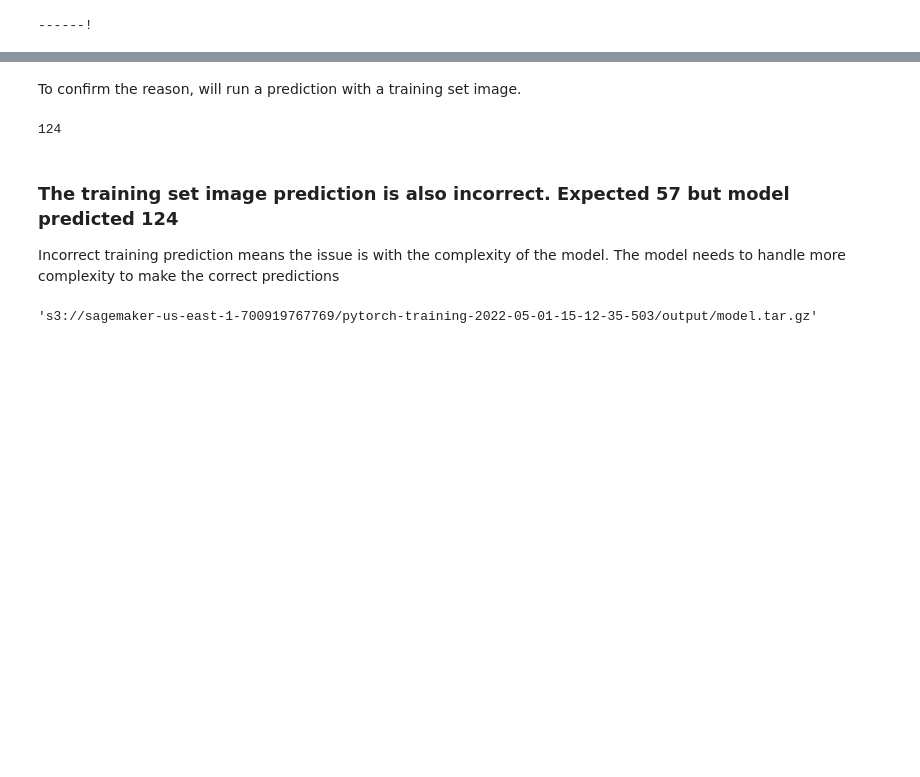
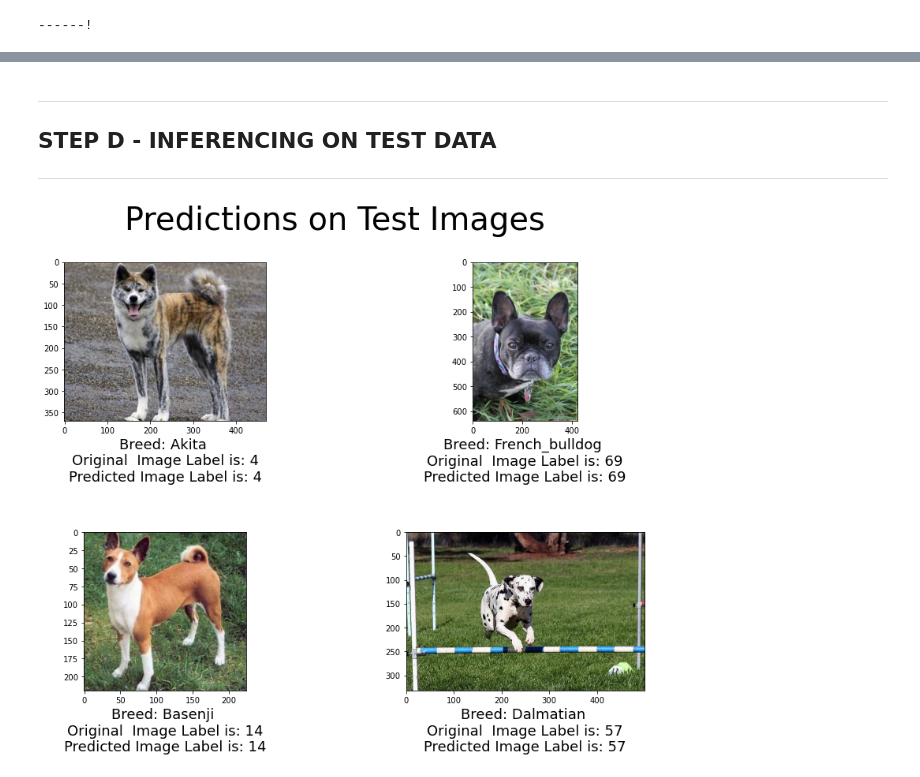
Before and after one commit to bhagatsnehal/dog-breed-classification-model-deployment-AWS, a Jupyter notebook: train_and_deploy.ipynb, the cells around one changed output, grey strips where cells are left out. Drawn from its saved outputs; the diff is of its cells as text; code cells hidden in the pictures; blank space fills up the shorter version.

```diff
--- a/train_and_deploy.ipynb
+++ b/train_and_deploy.ipynb
@@ -632,17 +639,39 @@ Incorrect testing prediction can be because of insufficient training.
-# %% [markdown]
-To confirm the reason, will run a prediction with a training set image.
-# %%
-image_bytes = open('train/057.Dalmatian/Dalmatian_04005.jpg', 'rb').read()
-
-response = predictor.predict(image_bytes, initial_args={'ContentType':'image/jpeg'})
-
-prediction = np.argmax(response[0]) + 1
-prediction
-# %% [output]
-124
-# %% [markdown]
-### The training set image prediction is also incorrect. Expected 57 but model predicted 124
-
-Incorrect training prediction means the issue is with the complexity of the model.
-The model needs to handle more complexity to make the correct predictions
+# %% [markdown]
+-----------------------------------------------------------------------------------------------------
+## STEP D - INFERENCING ON TEST DATA
+-----------------------------------------------------------------------------------------------------
+# %%
+from matplotlib import image
+import matplotlib.pyplot as plt
+
+# Sample images for predicting labels using deployed endpoint
+
+test_files = [ 'dataset/dogImages/test/004.Akita/Akita_00262.jpg',
+               'dataset/dogImages/test/069.French_bulldog/French_bulldog_04822.jpg',
+               'dataset/dogImages/test/014.Basenji/Basenji_00974.jpg',
+               'dataset/dogImages/test/057.Dalmatian/Dalmatian_04047.jpg']
+
+# Predictions on sample images
+
+predictions = [get_prediction(predictor, file) for file in test_files]
+# %%
+# Load and display image predictions with Matplotlib
+
+fig, axes = plt.subplots(2, 2, figsize=(15, 10))
+
+# Display the array of pixels as an image
+for i, ax in enumerate(fig.axes):
+    img = image.imread(test_files[i])
+    ax.imshow(img)
+    ax.set_xlabel(f"Breed: {get_breed(test_files[i])} \nOriginal  Image Label is: {get_original_label(test_files[i])}"+
+                    f"\nPredicted Image Label is: {predictions[i]}",
+                  fontsize=18)
+
+plt.subplots_adjust(wspace=0.2, hspace=0.7)
+fig.suptitle("Predictions on Test Images", fontsize=40)
+plt.show()
+
+fig.savefig('predictions.jpg')
+# %% [output]
+[figure, added]
 # %%
@@ -650,5 +679 @@ The model needs to handle more complexity to make the correct predictions
 predictor.delete_endpoint()
-# %%
-'s3://' + sagemaker_session.default_bucket() +"/"+ latest_job + '/output/model.tar.gz'
-# %% [output]
-'s3://sagemaker-us-east-1-700919767769/pytorch-training-2022-05-01-15-12-35-503/output/model.tar.gz'
```
Also changed, not shown: parts of 62 cells of this notebook, 4 other files.
